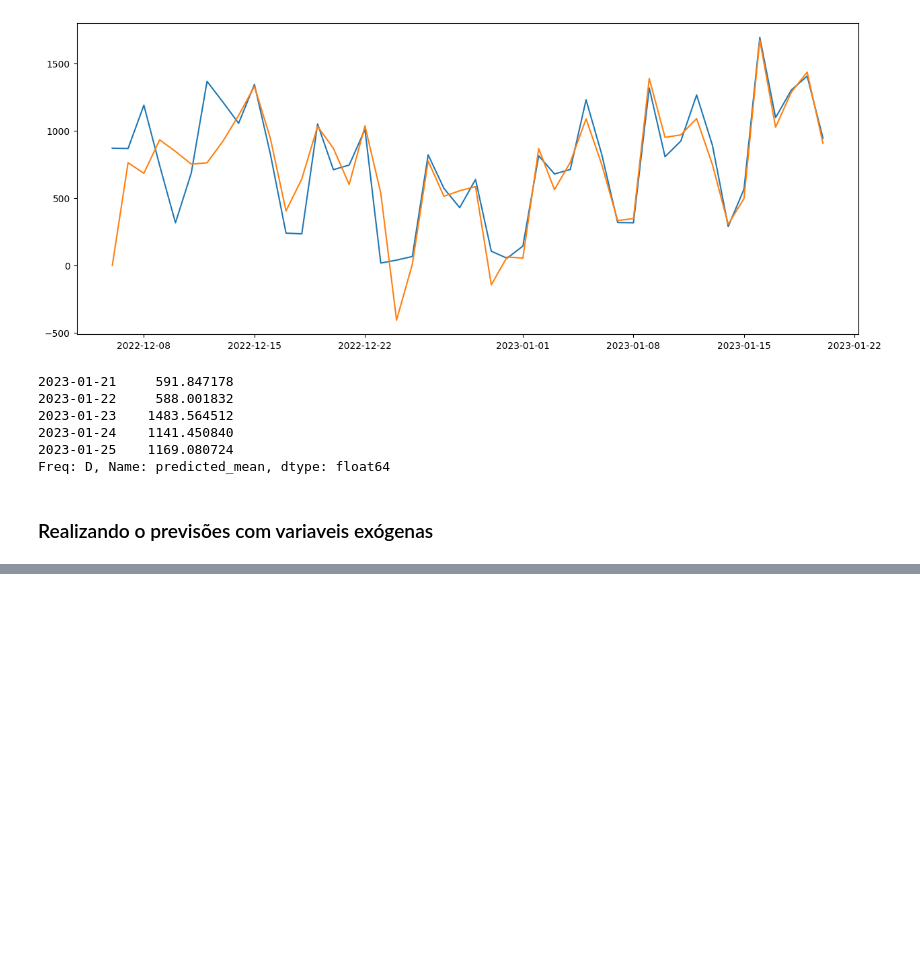
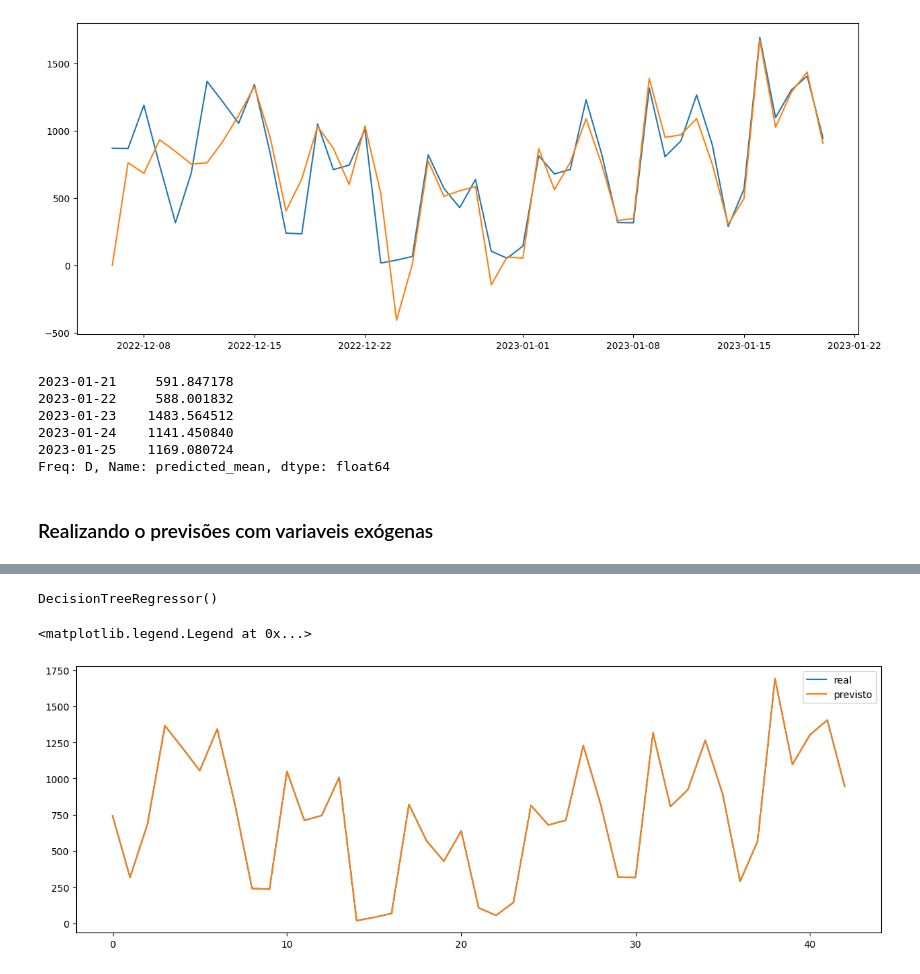
Before and after one commit to vitorhssouza/Desafio-Frexco-Data-Analitycs, a Jupyter notebook: predicao.ipynb, the cells around one changed output, grey strips where cells are left out. Drawn from its saved outputs; the diff is of its cells as text; code cells hidden in the pictures; blank space fills up the shorter version.

```diff
--- a/predicao.ipynb
+++ b/predicao.ipynb
@@ -106,3 +106,14 @@ arima.forecast(5)
 Freq: D, Name: predicted_mean, dtype: float64
 # %% [markdown]
 ### Realizando o previsões com variaveis exógenas
+# %%
+p = 3
+
+df1 = df
+
+for i in range(p):
+    df1[f'x_{i + 1}'] = df1.Vendas.shift(i + 1)
+
+# Eliminando os valores em branco
+df.dropna(axis=0, inplace=True)
+df1.head()
@@ -108,0 +128,6 @@ Freq: D, Name: predicted_mean, dtype: float64
+# %%
+#input
+X = df1.drop('Vendas', axis=1)
+
+# Outputs
+y = df1.Vendas
@@ -108,0 +138,17 @@ Freq: D, Name: predicted_mean, dtype: float64
+# %%
+reg = DecisionTreeRegressor()
+
+# Ajustando o modelo pra arvore de decisão
+reg.fit(X, y)
+# %% [output]
+DecisionTreeRegressor()
+# %%
+reg = DecisionTreeRegressor(max_depth=10)
+reg.fit(X, y)
+plt.figure(figsize=(15, 5))
+plt.plot(df.Vendas.values)
+plt.plot(reg.predict(X))
+plt.legend(['real', 'previsto'])
+# %% [output]
+<matplotlib.legend.Legend at 0x...>
+[figure, added]
```
Also changed, not shown: parts of 5 cells of this notebook.
